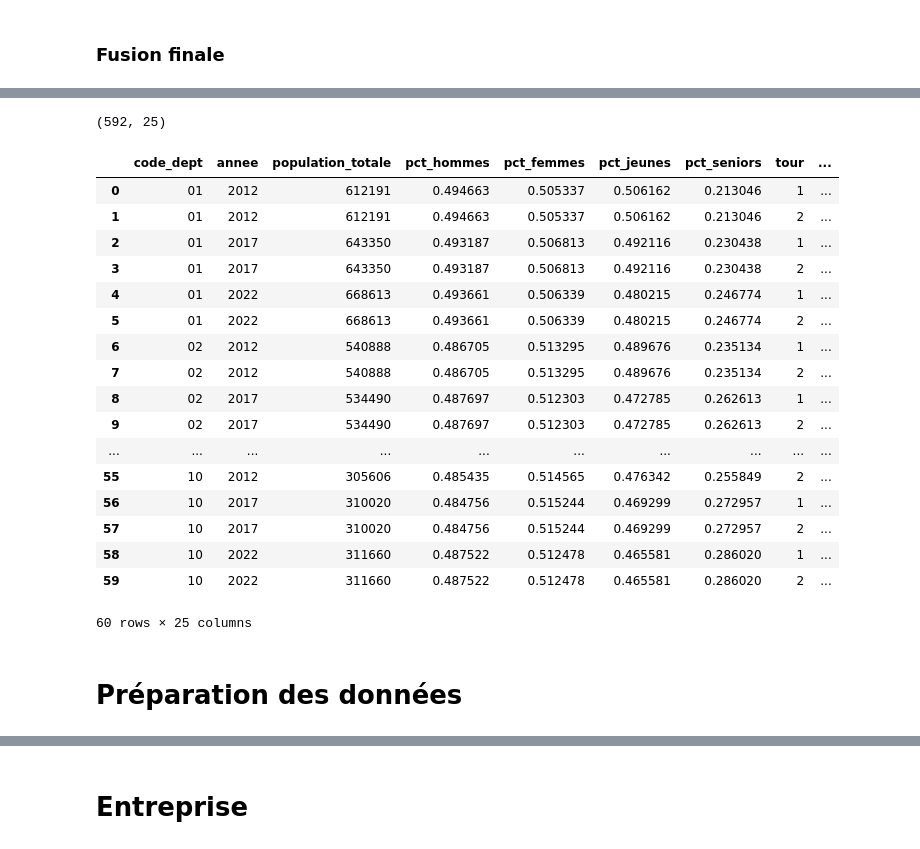
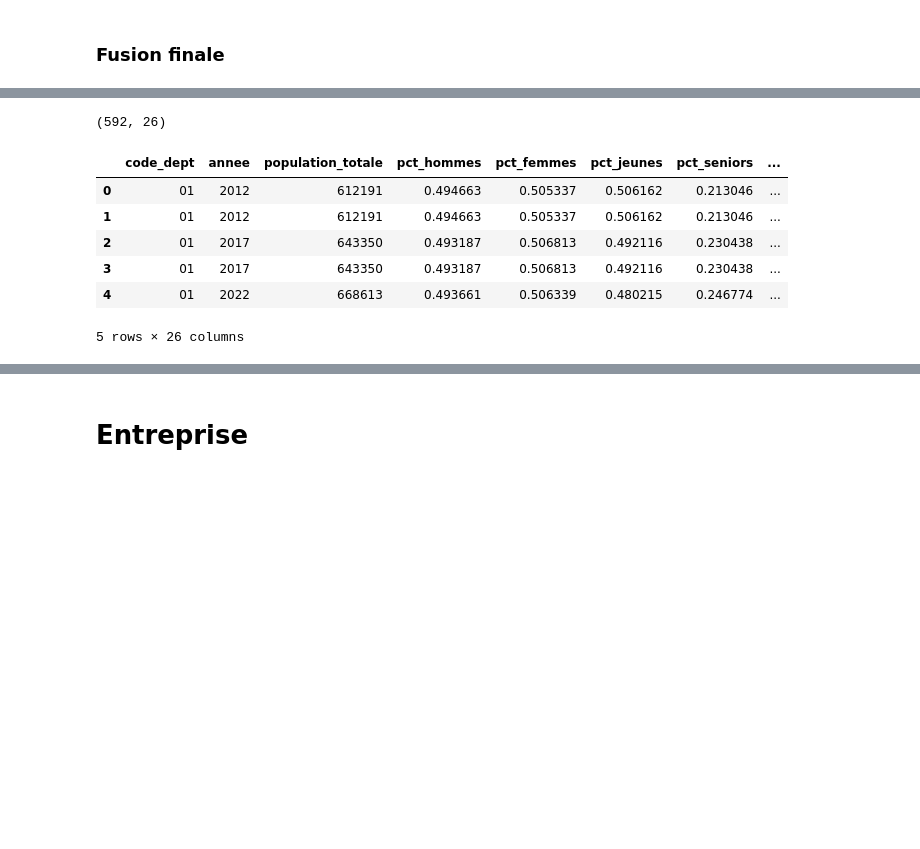
Before and after one commit to Magikmagnum/election, a Jupyter notebook: main.ipynb, the cells around one changed output, grey strips where cells are left out. Saved outputs shown, nothing was run; the diff lists cells and outputs as text; code cells hidden in the pictures; blank space fills up the shorter version.

```diff
--- a/main.ipynb
+++ b/main.ipynb
@@ -451,26 +489,13 @@ df_pivot_pop = df_demo.merge(
 )
 # %%
 print(df_pivot_pop.shape)
-df_pivot_pop.head(60)
+df_pivot_pop.head()
 # %% [output]
-(592, 25)
+(592, 26)
-|  | code_dept | annee | population_totale | pct_hommes | pct_femmes | pct_jeunes | pct_seniors | tour | ... |
-| 0 | 01 | 2012 | 612191 | 0.494663 | 0.505337 | 0.506162 | 0.213046 | 1 | ... |
-| 1 | 01 | 2012 | 612191 | 0.494663 | 0.505337 | 0.506162 | 0.213046 | 2 | ... |
-| 2 | 01 | 2017 | 643350 | 0.493187 | 0.506813 | 0.492116 | 0.230438 | 1 | ... |
-| 3 | 01 | 2017 | 643350 | 0.493187 | 0.506813 | 0.492116 | 0.230438 | 2 | ... |
-| 4 | 01 | 2022 | 668613 | 0.493661 | 0.506339 | 0.480215 | 0.246774 | 1 | ... |
-| 5 | 01 | 2022 | 668613 | 0.493661 | 0.506339 | 0.480215 | 0.246774 | 2 | ... |
-| 6 | 02 | 2012 | 540888 | 0.486705 | 0.513295 | 0.489676 | 0.235134 | 1 | ... |
-| 7 | 02 | 2012 | 540888 | 0.486705 | 0.513295 | 0.489676 | 0.235134 | 2 | ... |
-| 8 | 02 | 2017 | 534490 | 0.487697 | 0.512303 | 0.472785 | 0.262613 | 1 | ... |
-| 9 | 02 | 2017 | 534490 | 0.487697 | 0.512303 | 0.472785 | 0.262613 | 2 | ... |
-| ... | ... | ... | ... | ... | ... | ... | ... | ... | ... |
-| 55 | 10 | 2012 | 305606 | 0.485435 | 0.514565 | 0.476342 | 0.255849 | 2 | ... |
-| 56 | 10 | 2017 | 310020 | 0.484756 | 0.515244 | 0.469299 | 0.272957 | 1 | ... |
-| 57 | 10 | 2017 | 310020 | 0.484756 | 0.515244 | 0.469299 | 0.272957 | 2 | ... |
-| 58 | 10 | 2022 | 311660 | 0.487522 | 0.512478 | 0.465581 | 0.286020 | 1 | ... |
-| 59 | 10 | 2022 | 311660 | 0.487522 | 0.512478 | 0.465581 | 0.286020 | 2 | ... |
+|  | code_dept | annee | population_totale | pct_hommes | pct_femmes | pct_jeunes | pct_seniors | ... |
+| 0 | 01 | 2012 | 612191 | 0.494663 | 0.505337 | 0.506162 | 0.213046 | ... |
+| 1 | 01 | 2012 | 612191 | 0.494663 | 0.505337 | 0.506162 | 0.213046 | ... |
+| 2 | 01 | 2017 | 643350 | 0.493187 | 0.506813 | 0.492116 | 0.230438 | ... |
+| 3 | 01 | 2017 | 643350 | 0.493187 | 0.506813 | 0.492116 | 0.230438 | ... |
+| 4 | 01 | 2022 | 668613 | 0.493661 | 0.506339 | 0.480215 | 0.246774 | ... |
-60 rows × 25 columns
+5 rows × 26 columns
-# %% [markdown]
-# Préparation des données
```
Also changed, not shown: parts of 82 cells of this notebook, 5 other files.
